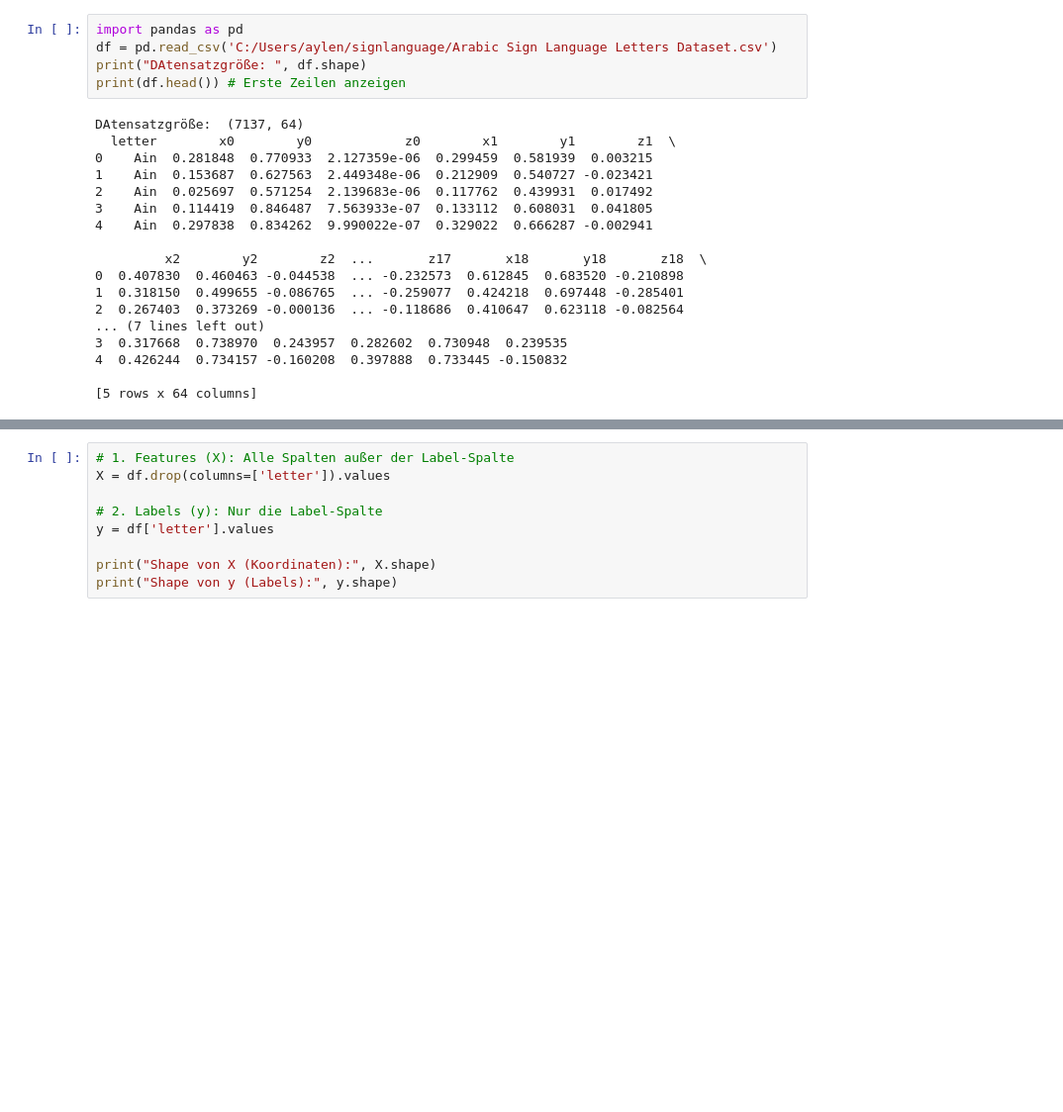
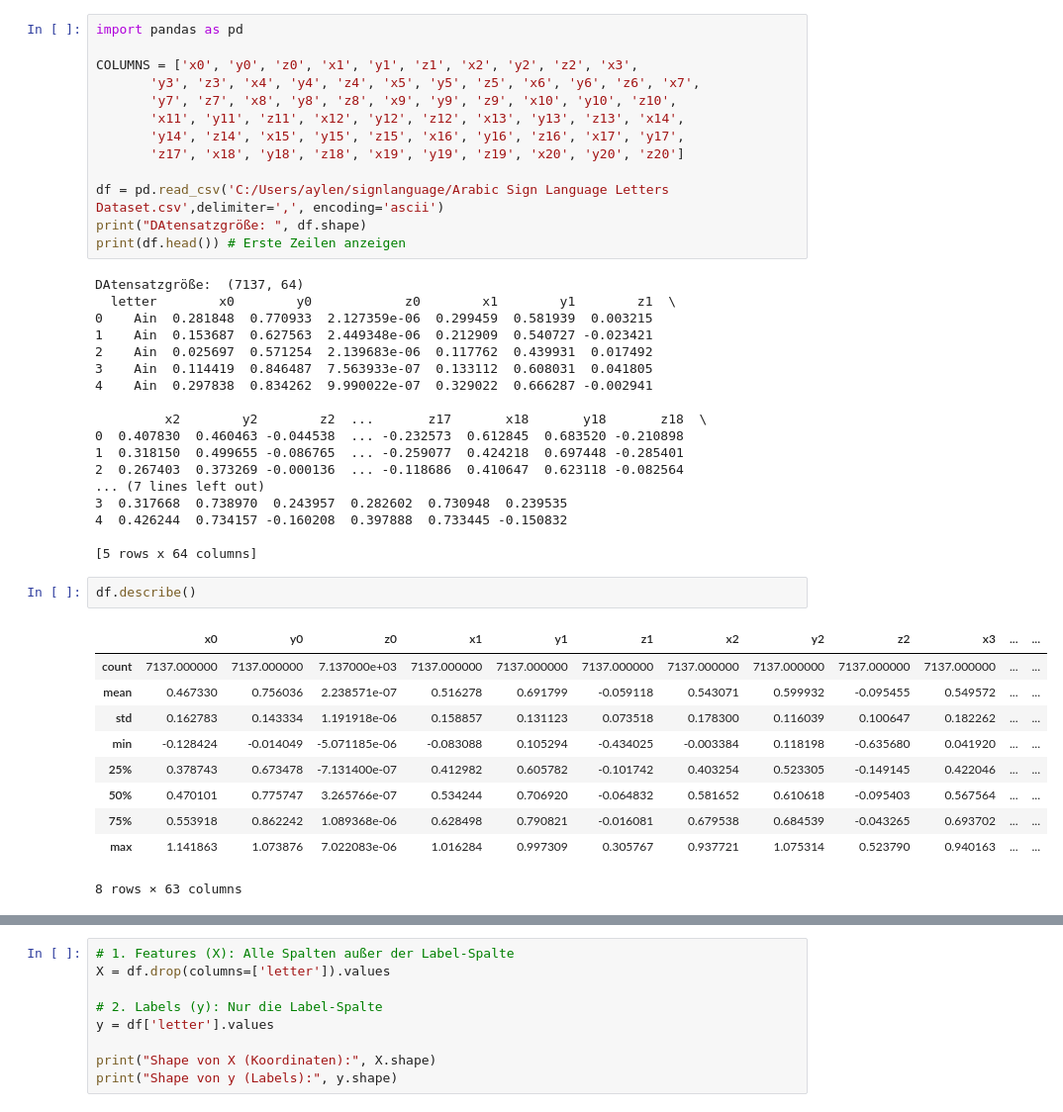
Before and after one commit to AylinKantaroglu/signlanguage, a Jupyter notebook: main.jpynb.ipynb, the cells around one changed output, grey strips where cells are left out. Shown at 99% size. Drawn from its saved outputs; the diff is of its cells as text; blank space fills up the shorter version.

```diff
--- a/main.jpynb.ipynb
+++ b/main.jpynb.ipynb
@@ -1,6 +1,14 @@
 # %%
 import pandas as pd
-df = pd.read_csv('C:/Users/aylen/signlanguage/Arabic Sign Language Letters Dataset.csv')
+
+COLUMNS = ['x0', 'y0', 'z0', 'x1', 'y1', 'z1', 'x2', 'y2', 'z2', 'x3',
+       'y3', 'z3', 'x4', 'y4', 'z4', 'x5', 'y5', 'z5', 'x6', 'y6', 'z6', 'x7',
+       'y7', 'z7', 'x8', 'y8', 'z8', 'x9', 'y9', 'z9', 'x10', 'y10', 'z10',
+       'x11', 'y11', 'z11', 'x12', 'y12', 'z12', 'x13', 'y13', 'z13', 'x14',
+       'y14', 'z14', 'x15', 'y15', 'z15', 'x16', 'y16', 'z16', 'x17', 'y17',
+       'z17', 'x18', 'y18', 'z18', 'x19', 'y19', 'z19', 'x20', 'y20', 'z20']
+
+df = pd.read_csv('C:/Users/aylen/signlanguage/Arabic Sign Language Letters Dataset.csv',delimiter=',', encoding='ascii')
 print("DAtensatzgröße: ", df.shape)
 print(df.head()) # Erste Zeilen anzeigen
 # %% [output]
@@ -21,3 +29,16 @@ DAtensatzgröße:  (7137, 64)
 4  0.426244  0.734157 -0.160208  0.397888  0.733445 -0.150832
 
 [5 rows x 64 columns]
+# %%
+df.describe()
+# %% [output]
+|  | x0 | y0 | z0 | x1 | y1 | z1 | x2 | y2 | z2 | x3 | ... | ... |
+| count | 7137.000000 | 7137.000000 | 7.137000e+03 | 7137.000000 | 7137.000000 | 7137.000000 | 7137.000000 | 7137.000000 | 7137.000000 | 7137.000000 | ... | ... |
+| mean | 0.467330 | 0.756036 | 2.238571e-07 | 0.516278 | 0.691799 | -0.059118 | 0.543071 | 0.599932 | -0.095455 | 0.549572 | ... | ... |
+| std | 0.162783 | 0.143334 | 1.191918e-06 | 0.158857 | 0.131123 | 0.073518 | 0.178300 | 0.116039 | 0.100647 | 0.182262 | ... | ... |
+| min | -0.128424 | -0.014049 | -5.071185e-06 | -0.083088 | 0.105294 | -0.434025 | -0.003384 | 0.118198 | -0.635680 | 0.041920 | ... | ... |
+| 25% | 0.378743 | 0.673478 | -7.131400e-07 | 0.412982 | 0.605782 | -0.101742 | 0.403254 | 0.523305 | -0.149145 | 0.422046 | ... | ... |
+| 50% | 0.470101 | 0.775747 | 3.265766e-07 | 0.534244 | 0.706920 | -0.064832 | 0.581652 | 0.610618 | -0.095403 | 0.567564 | ... | ... |
+| 75% | 0.553918 | 0.862242 | 1.089368e-06 | 0.628498 | 0.790821 | -0.016081 | 0.679538 | 0.684539 | -0.043265 | 0.693702 | ... | ... |
+| max | 1.141863 | 1.073876 | 7.022083e-06 | 1.016284 | 0.997309 | 0.305767 | 0.937721 | 1.075314 | 0.523790 | 0.940163 | ... | ... |
+8 rows × 63 columns
```
Also changed, not shown: parts of 7 cells of this notebook, 1 other file.
